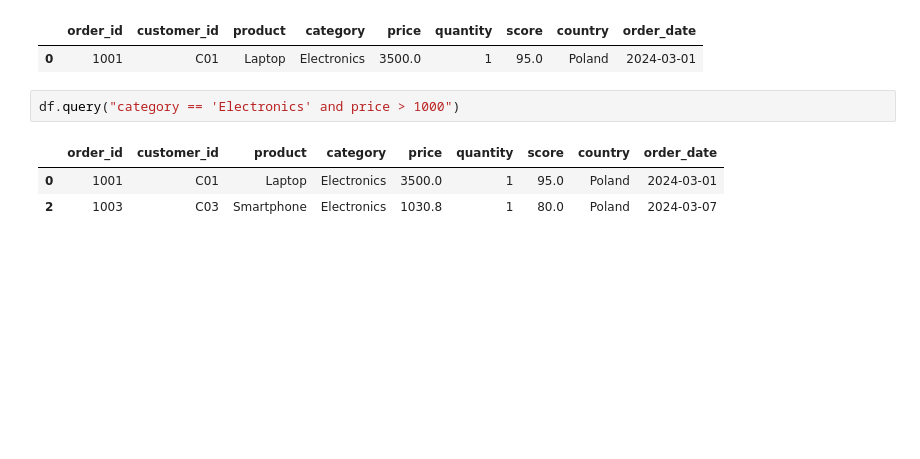
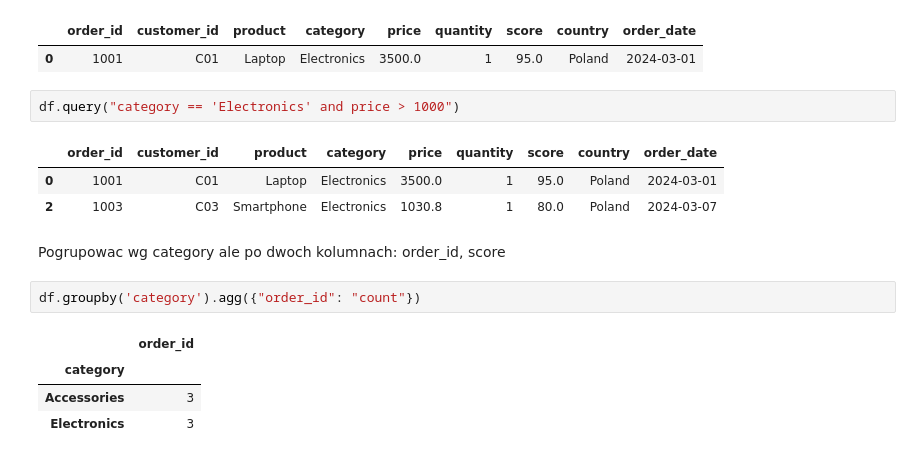
Before and after one commit to rajkonkret/PythonAnalizaDanych_17_11_2025, a Jupyter notebook: cwiczenie4.ipynb, the cells around one changed output. Saved outputs shown, nothing was run; the diff lists cells and outputs as text; blank space fills up the shorter version.

```diff
--- a/cwiczenie4.ipynb
+++ b/cwiczenie4.ipynb
@@ -199,3 +199,12 @@ df.query("category == 'Electronics' and price > 1000")
 |  | order_id | customer_id | product | category | price | quantity | score | country | order_date |
 | 0 | 1001 | C01 | Laptop | Electronics | 3500.0 | 1 | 95.0 | Poland | 2024-03-01 |
 | 2 | 1003 | C03 | Smartphone | Electronics | 1030.8 | 1 | 80.0 | Poland | 2024-03-07 |
+# %% [markdown]
+Pogrupowac wg category ale po dwoch kolumnach: order_id, score
+# %%
+df.groupby('category').agg({"order_id": "count"})
+# %% [output]
+|  | order_id |
+| category |  |
+| Accessories | 3 |
+| Electronics | 3 |
```
Also changed, not shown: parts of 1 cell of this notebook.
